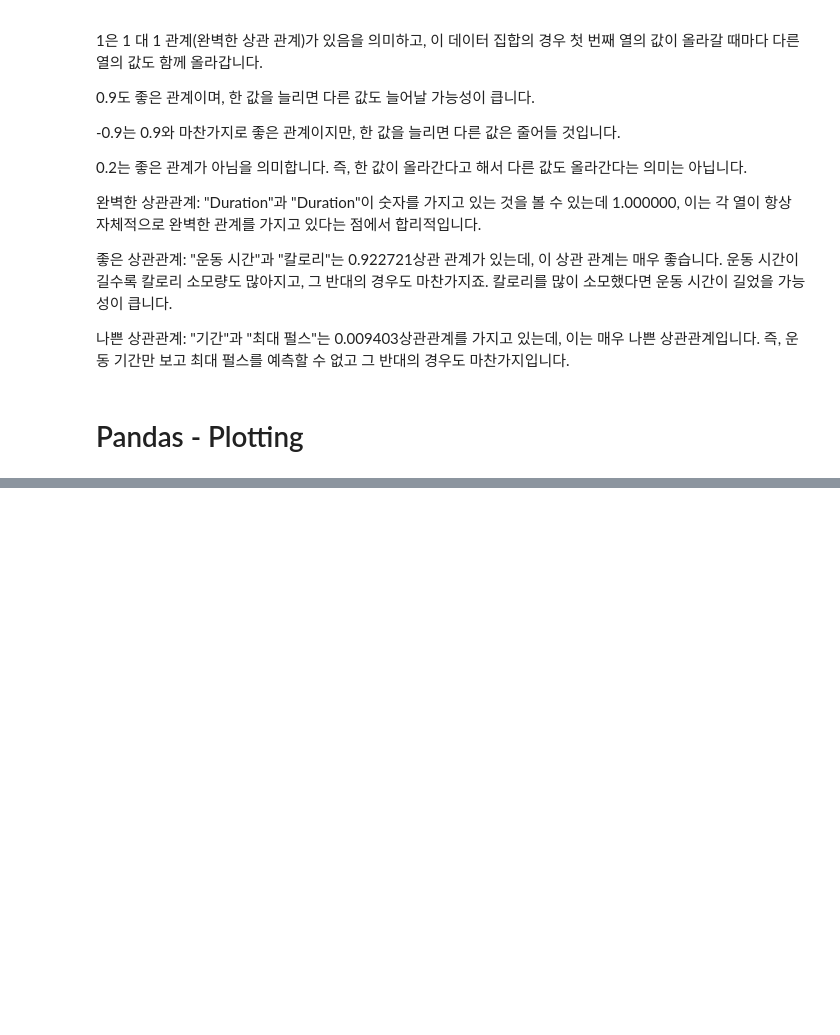
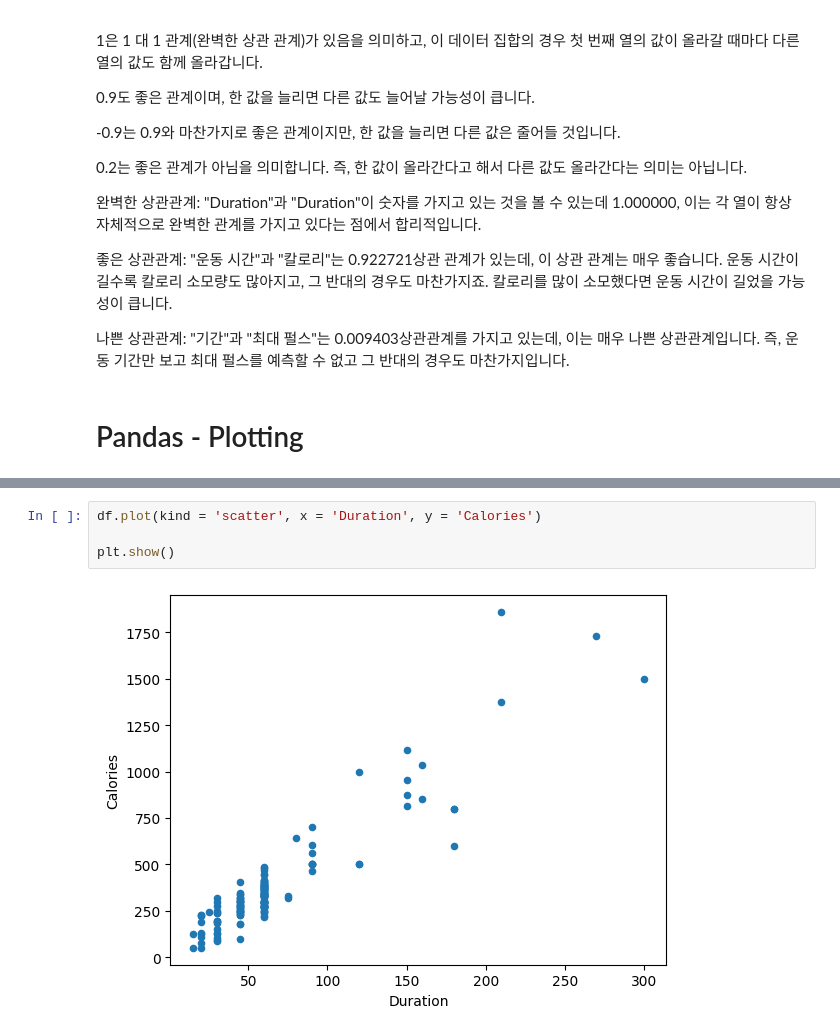
Before and after one commit to pmj8298/h_python, a Jupyter notebook: pandas_practice02.ipynb, the cells around one changed output, grey strips where cells are left out. Drawn from its saved outputs; the diff is of its cells as text; blank space fills up the shorter version.

```diff
--- a/pandas_practice02.ipynb
+++ b/pandas_practice02.ipynb
@@ -718,0 +730,6 @@ df.corr()
+# %%
+df.plot(kind = 'scatter', x = 'Duration', y = 'Calories')
+
+plt.show()
+# %% [output]
+[figure, added]
```
Also changed, not shown: parts of 5 cells of this notebook, 1 other file.
